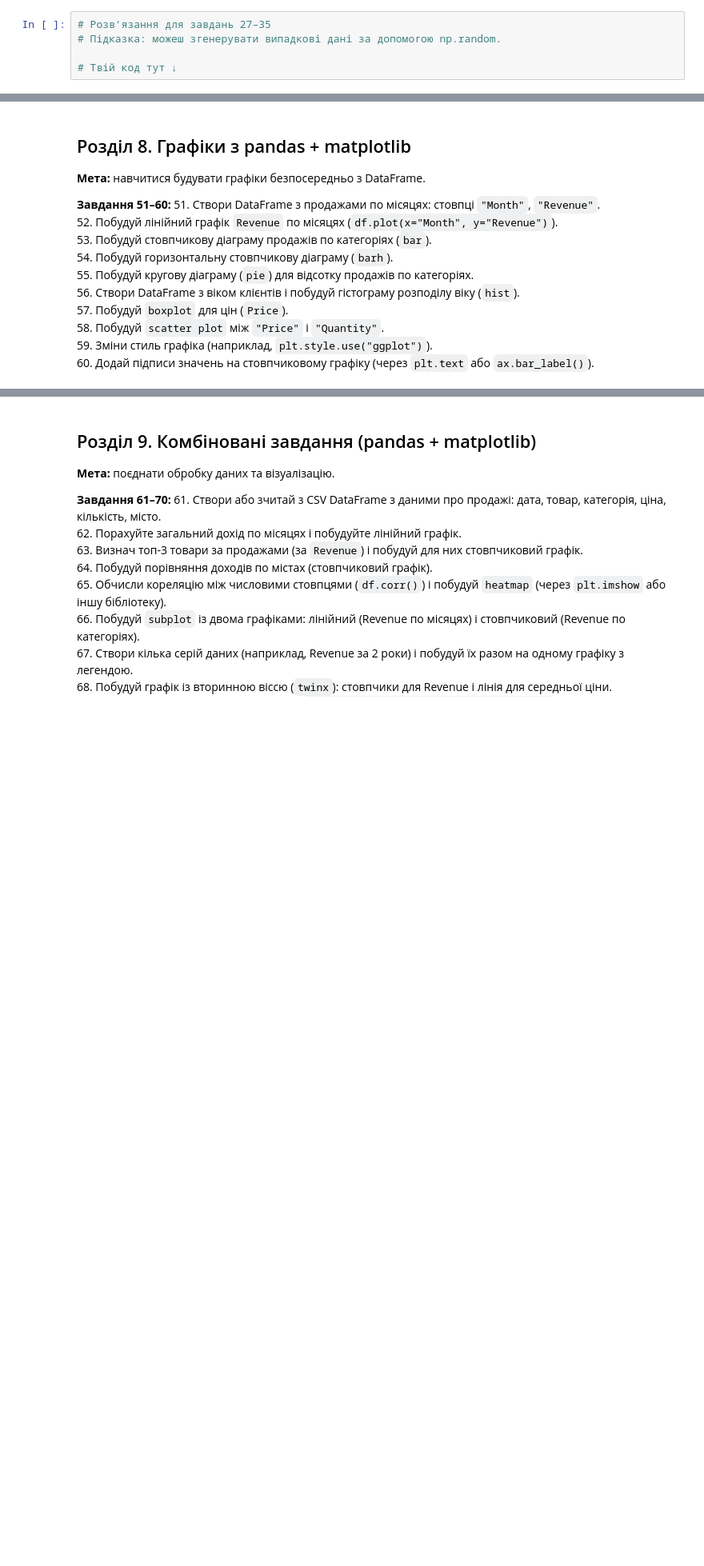
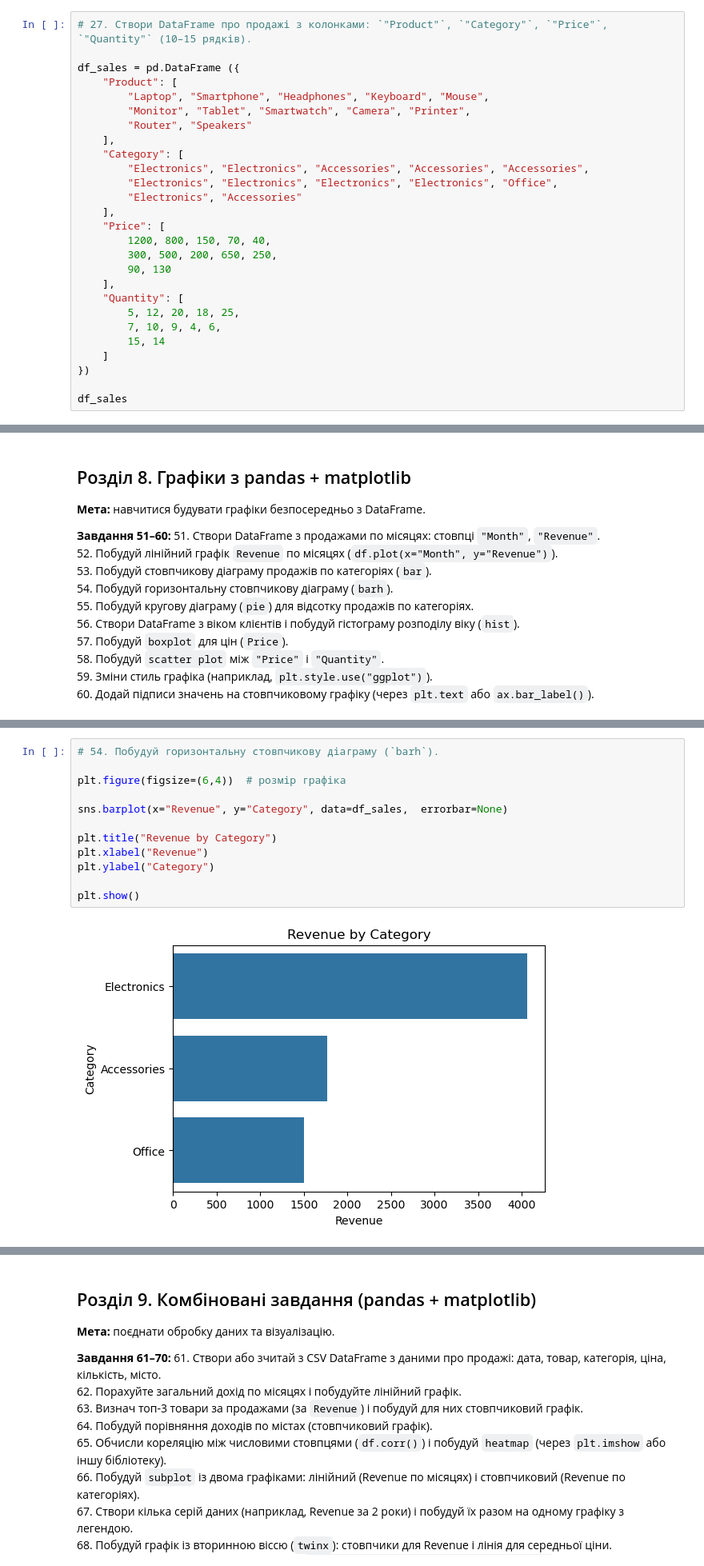
Before and after one commit to HalynaYaremenko/test-tasks-Python, a Jupyter notebook: pandas_matplotlib_practice.ipynb, the cells around one changed output, grey strips where cells are left out. Shown: that part at 80% size. Drawn from its saved outputs; the diff is of its cells as text; blank space fills up the shorter version.

```diff
--- a/pandas_matplotlib_practice.ipynb
+++ b/pandas_matplotlib_practice.ipynb
@@ -310,7 +391,29 @@ df
 34. Відсортуй категорії за середнім доходом.
 35. Додай стовпець `"Profit" = "Revenue" * 0.25` і знайди середній прибуток по категоріях.
 # %%
-# Розв'язання для завдань 27–35
-# Підказка: можеш згенерувати випадкові дані за допомогою np.random.
+# 27. Створи DataFrame про продажі з колонками: `"Product"`, `"Category"`, `"Price"`, `"Quantity"` (10–15 рядків).
 
-# Твій код тут ↓
+df_sales = pd.DataFrame ({
+    "Product": [
+        "Laptop", "Smartphone", "Headphones", "Keyboard", "Mouse",
+        "Monitor", "Tablet", "Smartwatch", "Camera", "Printer",
+        "Router", "Speakers"
+    ],
+    "Category": [
+        "Electronics", "Electronics", "Accessories", "Accessories", "Accessories",
+        "Electronics", "Electronics", "Electronics", "Electronics", "Office",
+        "Electronics", "Accessories"
+    ],
+    "Price": [
+        1200, 800, 150, 70, 40,
+        300, 500, 200, 650, 250,
+        90, 130
+    ],
+    "Quantity": [
+        5, 12, 20, 18, 25,
+        7, 10, 9, 4, 6,
+        15, 14
+    ]
+})
+
+df_sales
@@ -433,0 +607,14 @@ plt.show()
+# %%
+# 54. Побудуй горизонтальну стовпчикову діаграму (`barh`).
+
+plt.figure(figsize=(6,4))  # розмір графіка
+
+sns.barplot(x="Revenue", y="Category", data=df_sales,  errorbar=None)
+
+plt.title("Revenue by Category")
+plt.xlabel("Revenue")
+plt.ylabel("Category")
+
+plt.show()
+# %% [output]
+[figure, added]
```
Also changed, not shown: parts of 22 cells of this notebook, 3 other files.
